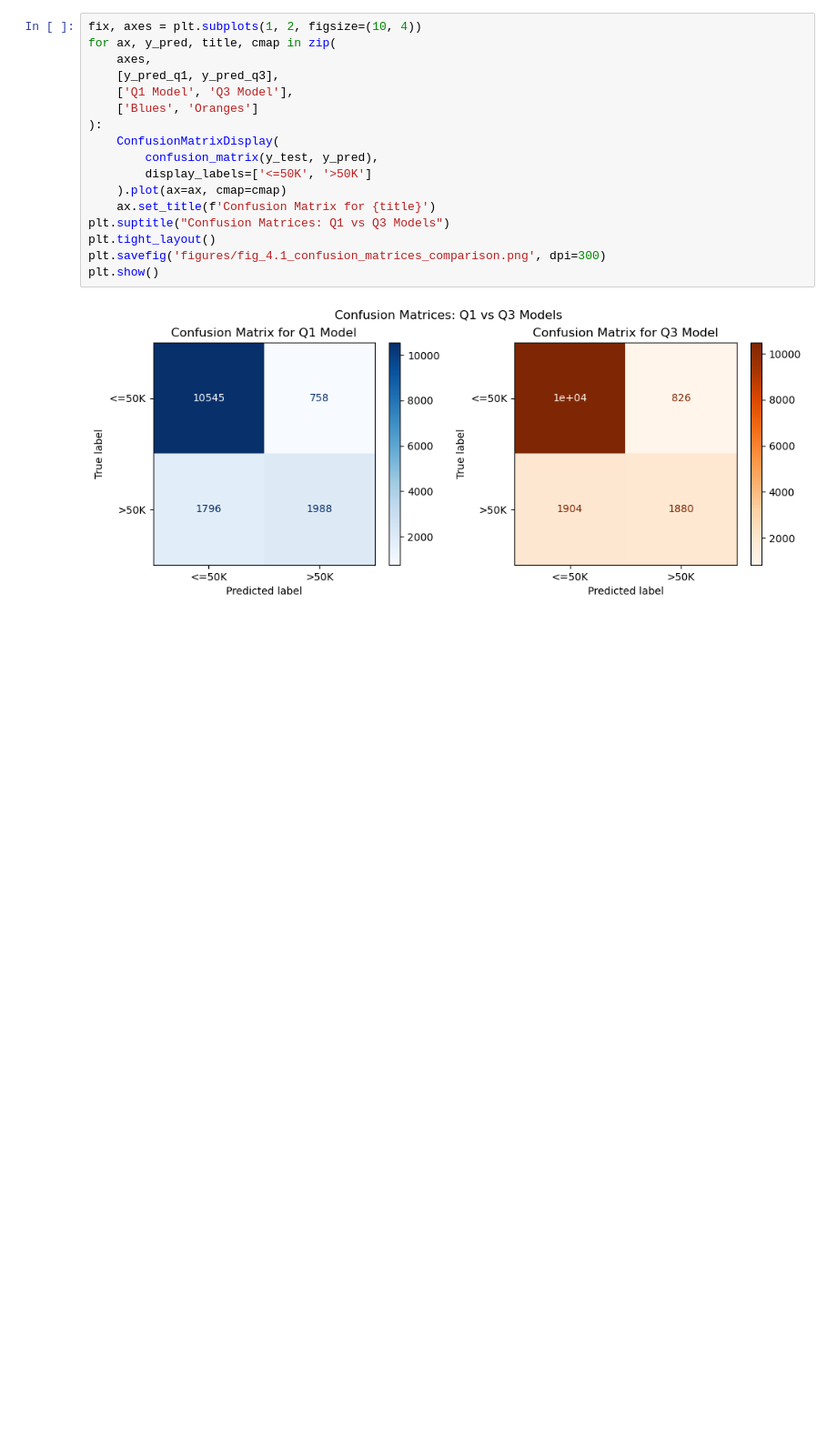
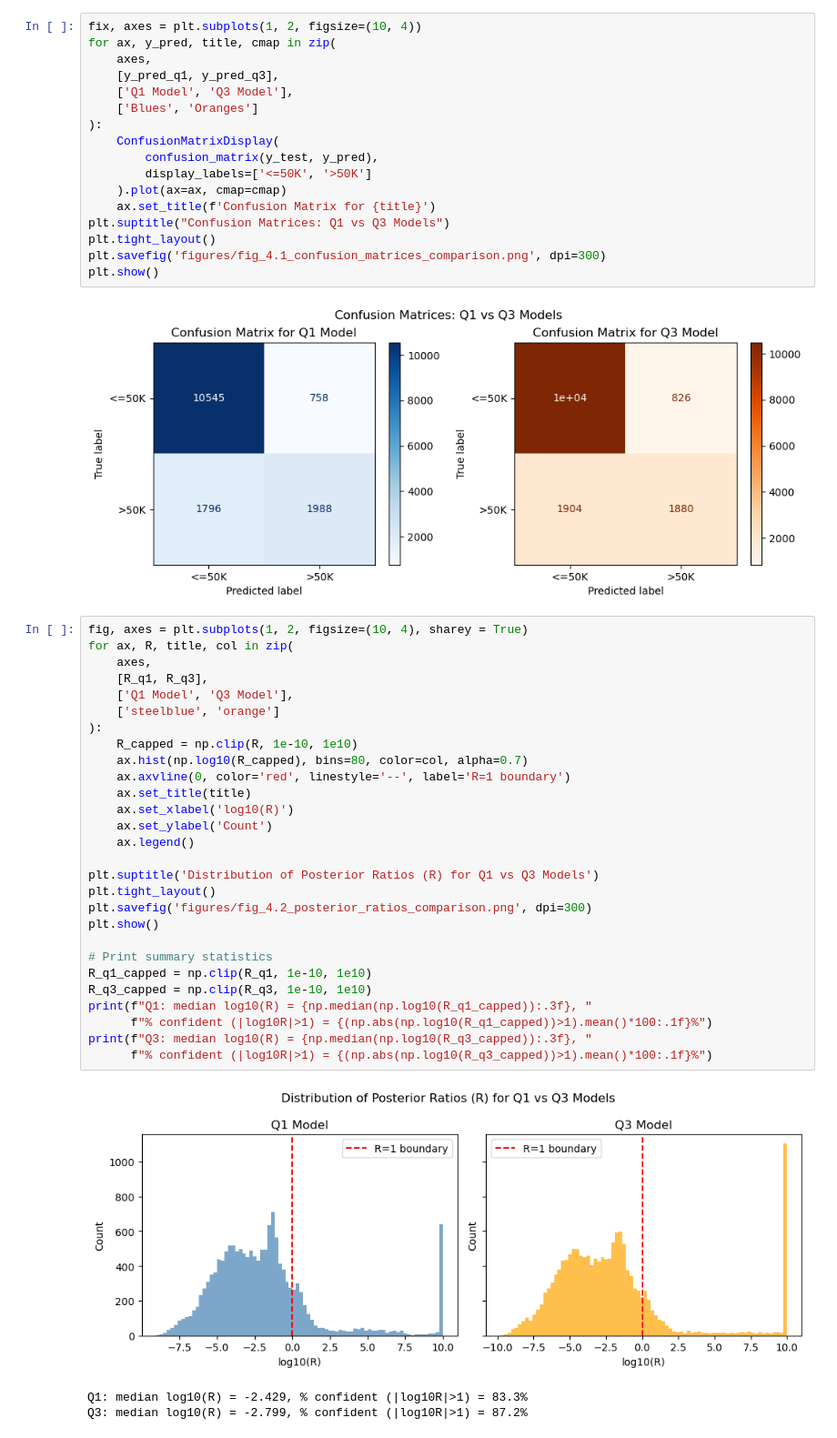
Before and after one commit to mcuartero/income-classification-with-naive-bayes, a Jupyter notebook: COMP30027_2026_asst1_template.ipynb, the cells around one changed output. Shown at 91% size. Saved outputs shown, nothing was run; the diff lists cells and outputs as text; blank space fills up the shorter version.

Commit message:
posterior ratio R distribution comparison

```diff
--- a/COMP30027_2026_asst1_template.ipynb
+++ b/COMP30027_2026_asst1_template.ipynb
@@ -531,3 +531,35 @@ plt.savefig('figures/fig_4.1_confusion_matrices_comparison.png', dpi=300)
 plt.show()
 # %% [output]
 [figure]
+# %%
+fig, axes = plt.subplots(1, 2, figsize=(10, 4), sharey = True)
+for ax, R, title, col in zip(
+    axes,
+    [R_q1, R_q3],
+    ['Q1 Model', 'Q3 Model'],
+    ['steelblue', 'orange']
+):
+    R_capped = np.clip(R, 1e-10, 1e10)
+    ax.hist(np.log10(R_capped), bins=80, color=col, alpha=0.7)
+    ax.axvline(0, color='red', linestyle='--', label='R=1 boundary')
+    ax.set_title(title)
+    ax.set_xlabel('log10(R)')
+    ax.set_ylabel('Count')
+    ax.legend()
+
+plt.suptitle('Distribution of Posterior Ratios (R) for Q1 vs Q3 Models')
+plt.tight_layout()
+plt.savefig('figures/fig_4.2_posterior_ratios_comparison.png', dpi=300)
+plt.show()
+
+# Print summary statistics
+R_q1_capped = np.clip(R_q1, 1e-10, 1e10)
+R_q3_capped = np.clip(R_q3, 1e-10, 1e10)
+print(f"Q1: median log10(R) = {np.median(np.log10(R_q1_capped)):.3f}, "
+      f"% confident (|log10R|>1) = {(np.abs(np.log10(R_q1_capped))>1).mean()*100:.1f}%")
+print(f"Q3: median log10(R) = {np.median(np.log10(R_q3_capped)):.3f}, "
+      f"% confident (|log10R|>1) = {(np.abs(np.log10(R_q3_capped))>1).mean()*100:.1f}%")
+# %% [output]
+[figure, added]
+Q1: median log10(R) = -2.429, % confident (|log10R|>1) = 83.3%
+Q3: median log10(R) = -2.799, % confident (|log10R|>1) = 87.2%
```
Also changed, not shown: 1 other file.
